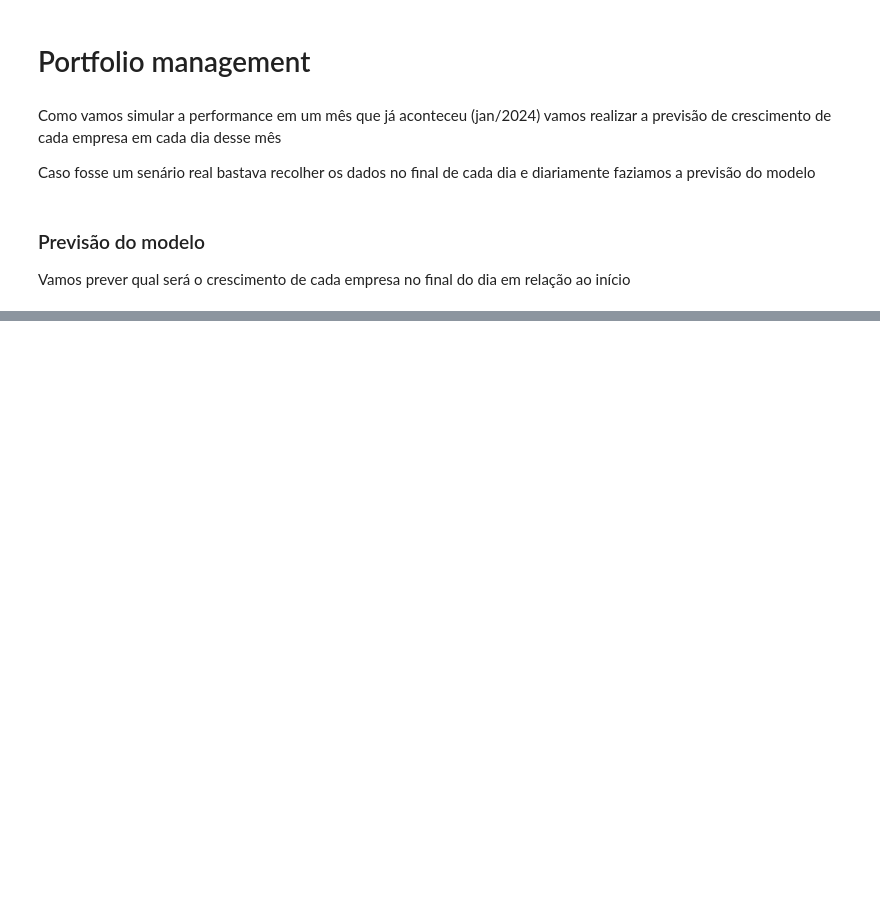
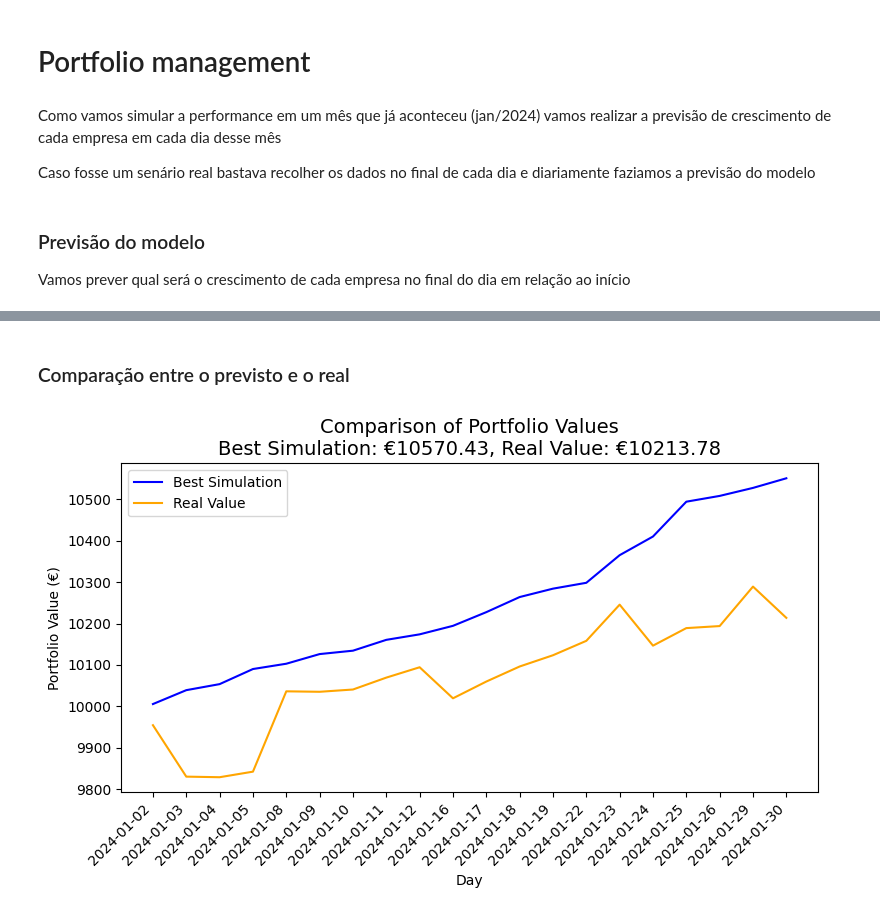
Before and after one commit to joaobaptista30/Lab_IACD_Project_2, a Jupyter notebook: portfolio.ipynb, the cells around one changed output, grey strips where cells are left out. Cells and saved outputs as stored; diff of their text form; code cells hidden in the pictures; blank space fills up the shorter version.

```diff
--- a/portfolio.ipynb
+++ b/portfolio.ipynb
@@ -183,0 +181,4 @@ plt.show()
+# %%
+# Analyze Results
+best_result = max(pred_results)
+best_strategy_index = pred_results.index(best_result)
@@ -183,0 +210,19 @@ plt.show()
+# %% [markdown]
+### Comparação entre o previsto e o real
+# %%
+
+plt.figure(figsize=(8, 5))
+
+plt.plot(pred_daily_portfolios[best_strategy_index], label="Best Simulation", color="blue")
+plt.plot(real_daily_portfolios[best_strategy_index], label="Real Value", color="orange")
+
+plt.title(f"Comparison of Portfolio Values\nBest Simulation: €{best_result:.2f}, Real Value: €{real_results[best_strategy_index]:.2f}", fontsize=14)
+plt.xlabel("Day")
+plt.ylabel("Portfolio Value (€)")
+plt.xticks(range(len(index_dates)), index_dates, rotation=45, ha='right')
+plt.legend()
+
+plt.tight_layout()
+plt.show()
+# %% [output]
+[figure, added]
```
Also changed, not shown: parts of 12 cells of this notebook.
